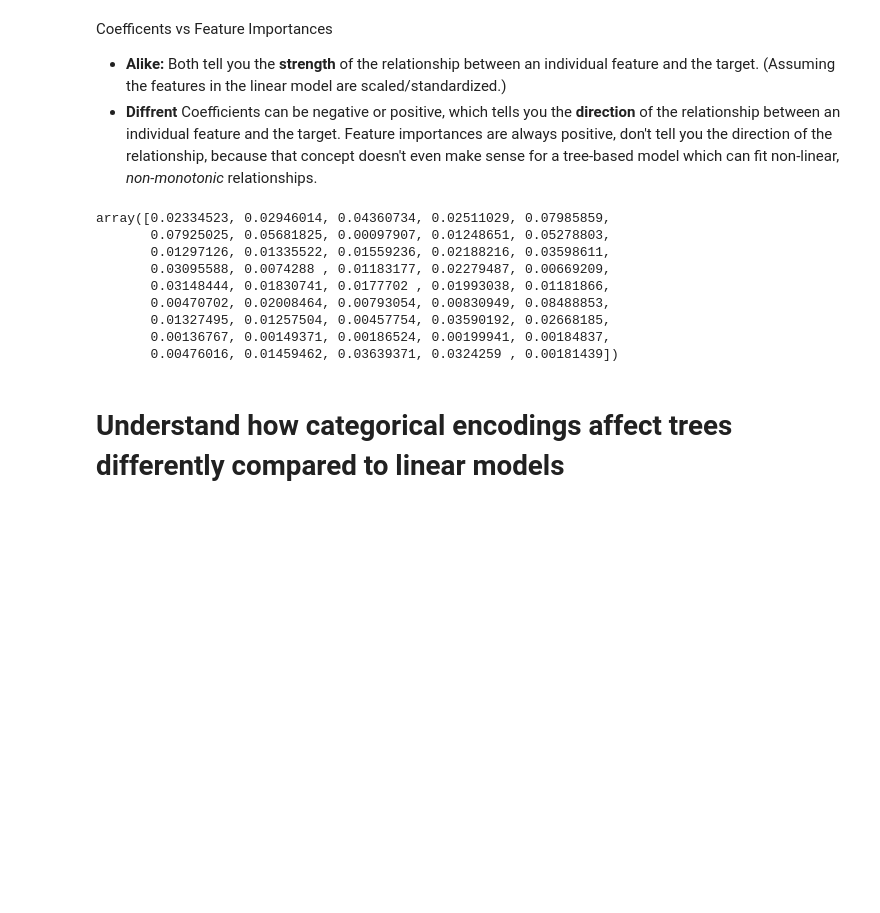
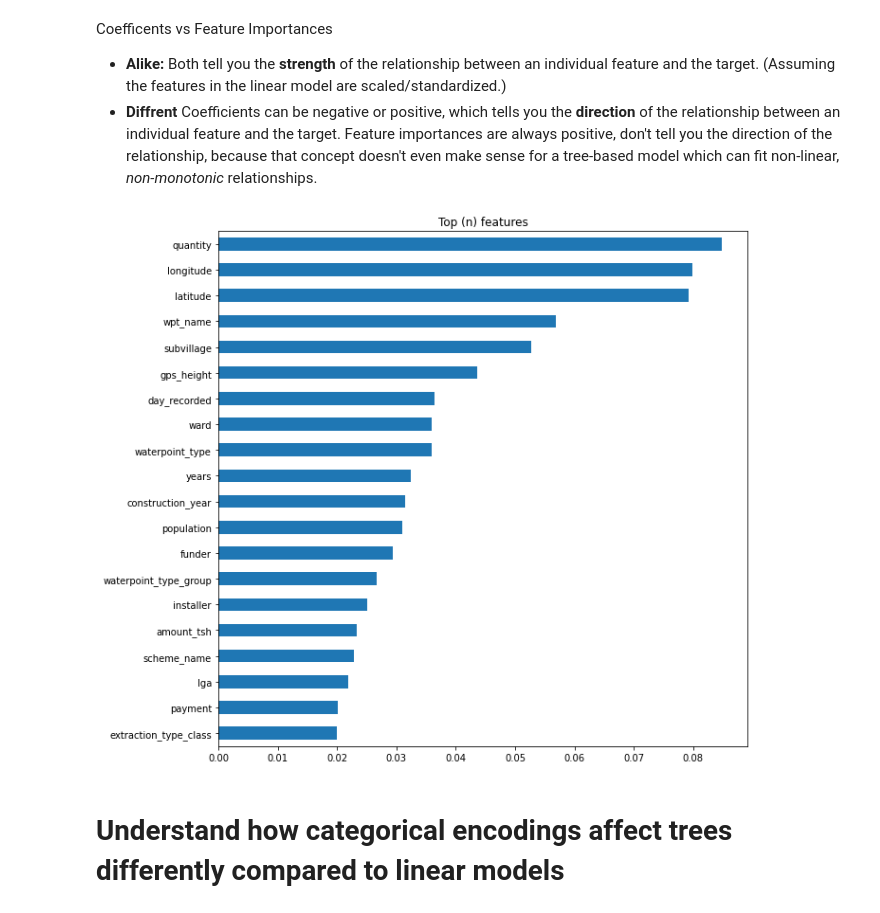
Before and after one commit to lmstephens/DS-Unit-2-Kaggle-Challenge, a Jupyter notebook: module2-random-forests/LS_DS_222.ipynb, the cells around one changed output. Saved outputs shown, nothing was run; the diff lists cells and outputs as text; code cells hidden in the pictures; blank space fills up the shorter version.

```diff
--- a/module2-random-forests/LS_DS_222.ipynb
+++ b/module2-random-forests/LS_DS_222.ipynb
@@ -266,21 +266,21 @@ Coefficents vs Feature Importances
 # %%
 %matplotlib inline
 import matplotlib.pyplot as plt
 
 # Get feature importances
 rf = pipeline.named_steps['randomforestclassifier']
-rf.feature_importances_
+#rf.feature_importances_
 # no coefficants rf.coef_
+
+importances = pd.Series(rf.feature_importances_, encoded.columns)
+
+# Plot top n feature importances
+n = 20
+plt.figure(figsize=(10, n/2))
+plt.title(f'Top (n) features')
+importances.sort_values()[-n:].plot.barh();
 # %% [output]
-array([0.02334523, 0.02946014, 0.04360734, 0.02511029, 0.07985859,
-       0.07925025, 0.05681825, 0.00097907, 0.01248651, 0.05278803,
-       0.01297126, 0.01335522, 0.01559236, 0.02188216, 0.03598611,
-       0.03095588, 0.0074288 , 0.01183177, 0.02279487, 0.00669209,
-       0.03148444, 0.01830741, 0.0177702 , 0.01993038, 0.01181866,
-       0.00470702, 0.02008464, 0.00793054, 0.00830949, 0.08488853,
-       0.01327495, 0.01257504, 0.00457754, 0.03590192, 0.02668185,
-       0.00136767, 0.00149371, 0.00186524, 0.00199941, 0.00184837,
-       0.00476016, 0.01459462, 0.03639371, 0.0324259 , 0.00181439])
+[figure, added]
 # %% [markdown]
 # Understand how categorical encodings affect trees differently compared to linear models
 # %% [markdown]
```
